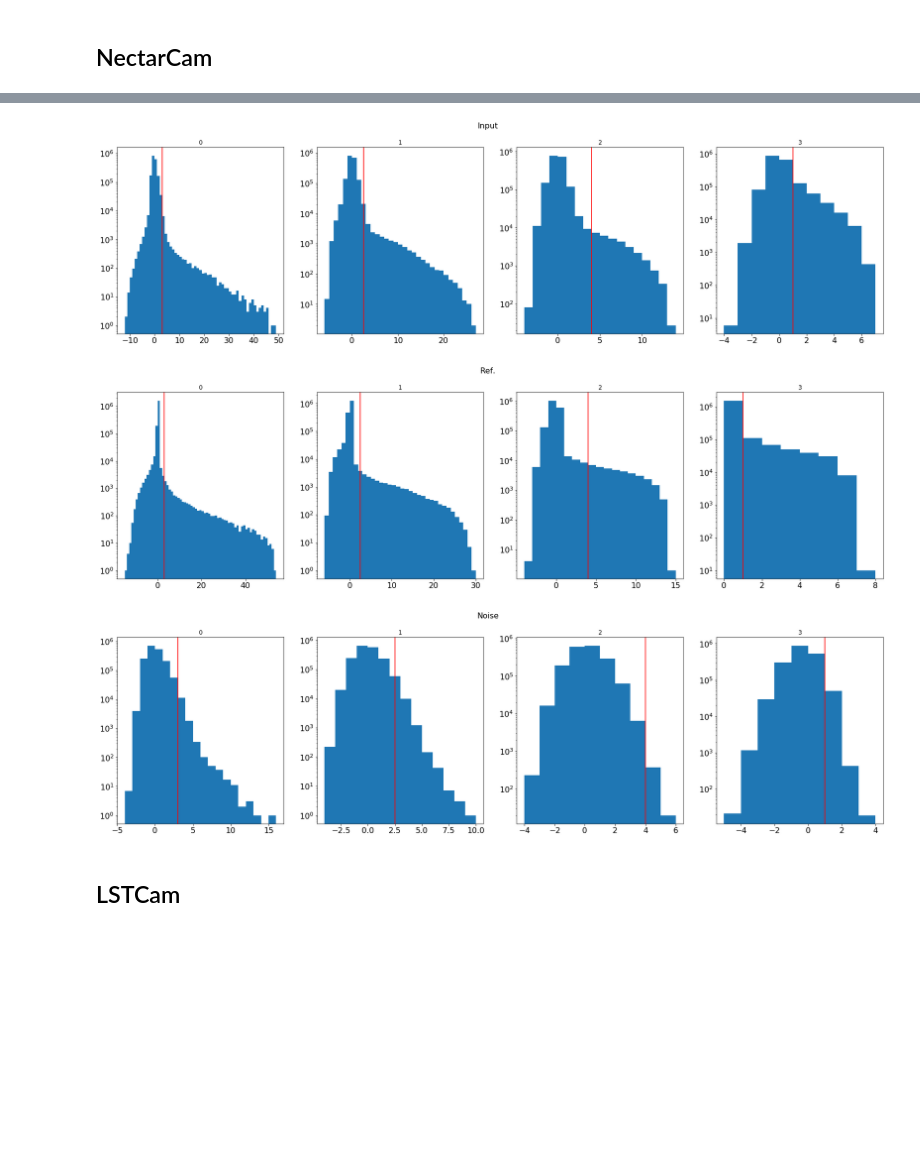
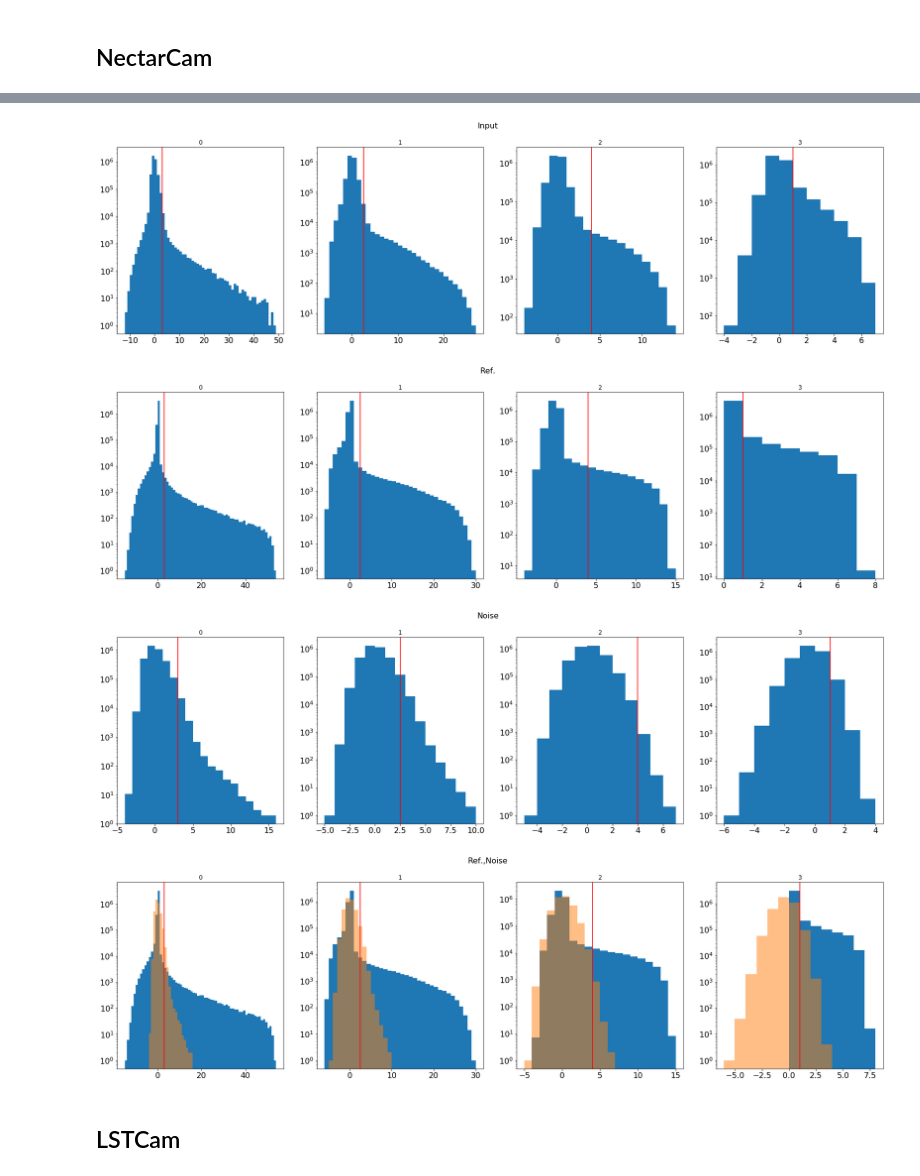
Before and after one commit to jdhp-sap/pywi-cta-legacy, a Jupyter notebook: notebooks/analysis_signal_and_noise_histograms_per_plan.ipynb, the cells around one changed output, grey strips where cells are left out. Cells and saved outputs as stored; diff of their text form; code cells hidden in the pictures; blank space fills up the shorter version.

Commit message:
Increase the number of samples + add a plot.

```diff
--- a/notebooks/analysis_signal_and_noise_histograms_per_plan.ipynb
+++ b/notebooks/analysis_signal_and_noise_histograms_per_plan.ipynb
@@ -23,7 +23,7 @@ import datapipe.denoising.cdf
 # %%
 IMG_SIZE = 7
 
-def plot_hist(data_list, threshold_list, suptitle=None, title_list=None, log=True):
+def plot_hist(data_list, threshold_list, data_list2=None, suptitle=None, title_list=None, log=True):
     num_imgs = len(data_list)
 
     fig, ax_list = plt.subplots(ncols=num_imgs, figsize=(num_imgs*IMG_SIZE, IMG_SIZE), squeeze=True)
@@ -44,6 +44,14 @@ def plot_hist(data_list, threshold_list, suptitle=None, title_list=None, log=Tru
         ax.tick_params(axis='both', which='major', labelsize=16)
         ax.tick_params(axis='both', which='minor', labelsize=16)
 
+    if data_list2 is not None:
+        for data, ax in zip(data_list2, ax_list):
+            data_min = min(data)
+            data_max = max(data)
+            bins = np.arange(math.floor(data_min), math.ceil(data_max) + 1)
+
+            ax.hist(data, log=log, bins=bins, alpha=0.5)
+
     plt.suptitle(suptitle, fontsize=16)
 
     plt.show()
@@ -180,5 +191,5 @@ path_list = ['/Users/jdecock/data/grid_prod3b_north/fits/nectarcam/gamma/']
 
 nectarcam_samples = make_samples(path_list,
                                  tel_filter_list=None,
-                                 max_num_images=1000)
+                                 max_num_images=2000)
 # %% [output]
@@ -187,13 +198,16 @@ Wall time: 13min 55s
 # %%
 nectarcam_thresholds = [3, 2.5, 4, 1]
 
 plot_hist(nectarcam_samples[0], threshold_list=nectarcam_thresholds, suptitle="Input")
 plot_hist(nectarcam_samples[1], threshold_list=nectarcam_thresholds, suptitle="Ref.")
 plot_hist(nectarcam_samples[2], threshold_list=nectarcam_thresholds, suptitle="Noise")
+
+plot_hist(nectarcam_samples[1], threshold_list=nectarcam_thresholds, data_list2=nectarcam_samples[2], suptitle="Ref.,Noise")
 # %% [output]
-[figure, old version]
+[figure, new version]
-[figure, old version]
+[figure, new version]
-[figure, old version]
+[figure, new version]
+[figure, added]
 # %% [markdown]
 ## LSTCam
 # %%
```
Also changed, not shown: parts of 5 cells of this notebook.
